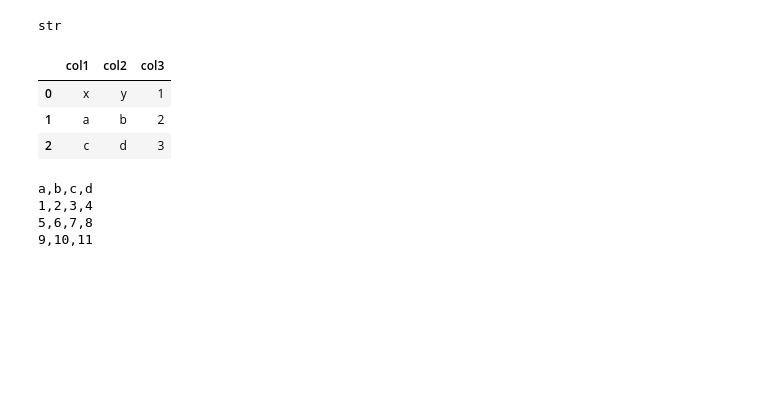
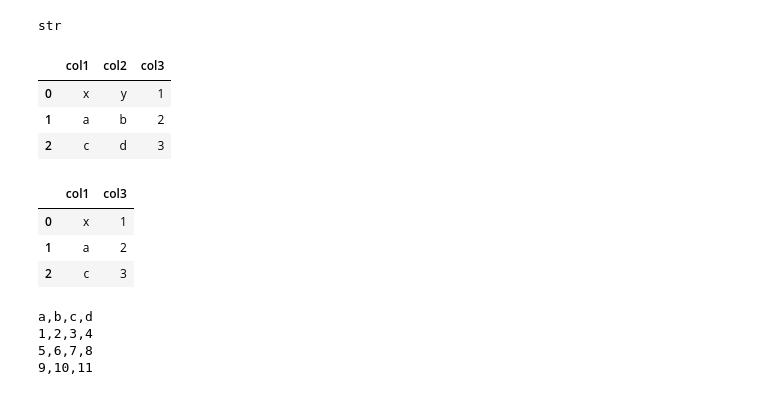
Before and after one commit to akshayambavane/Practice-files, a Jupyter notebook: Pandas.ipynb, the cells around one changed output. Drawn from its saved outputs; the diff is of its cells as text; code cells hidden in the pictures; blank space fills up the shorter version.

```diff
--- a/Pandas.ipynb
+++ b/Pandas.ipynb
@@ -313,6 +313,13 @@ pd.read_csv(StringIO(data)) # Text I/O implementation using an in-memory buffer.
 # %%
 ## Read from specific columns
 df=pd.read_csv(StringIO(data), usecols=lambda x: x.upper() in ['COL1', 'COL3'])
+# %%
+df.head()
+# %% [output]
+|  | col1 | col3 |
+| 0 | x | 1 |
+| 1 | a | 2 |
+| 2 | c | 3 |
 # %%
 df.to_csv('test.csv') # written into test.csv file
 # %%
```
Also changed, not shown: parts of 11 cells of this notebook.
